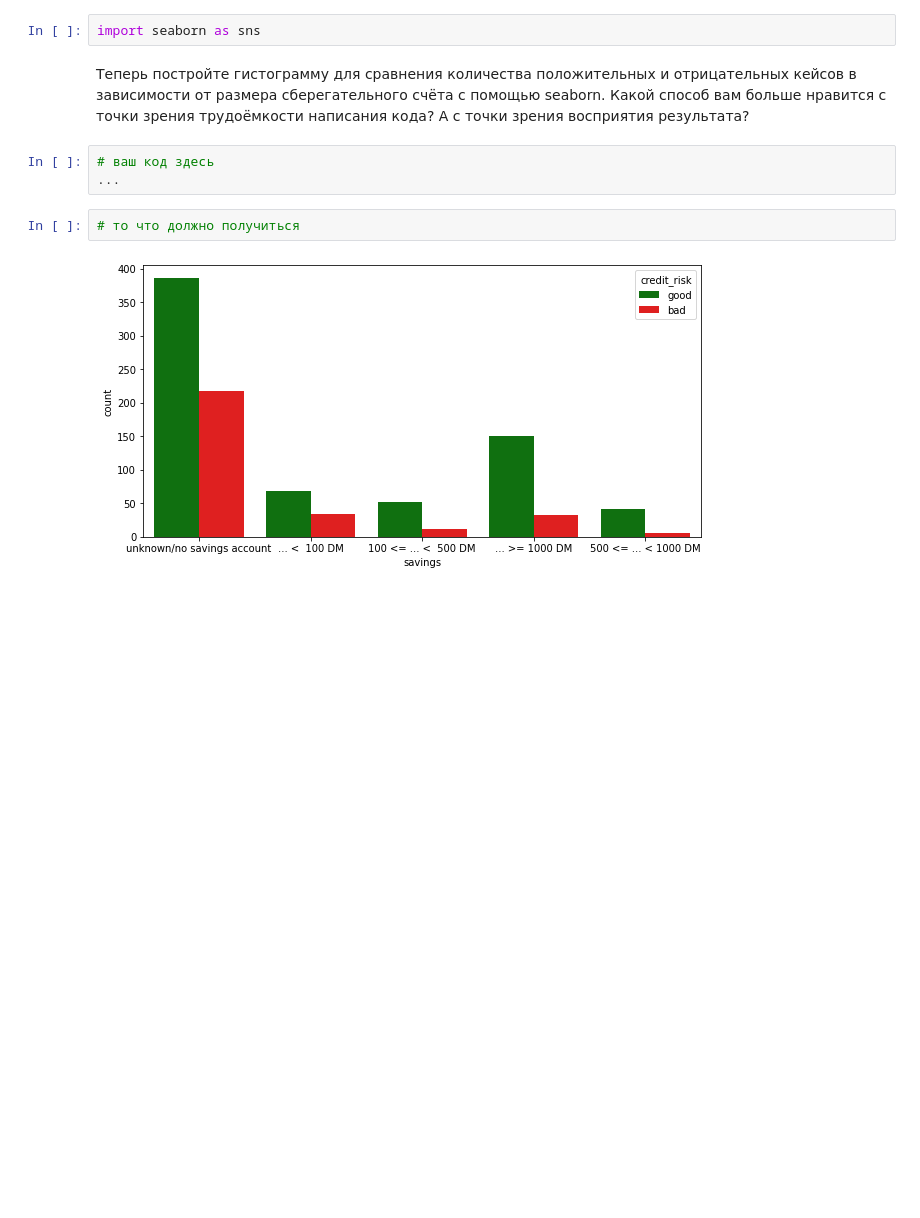
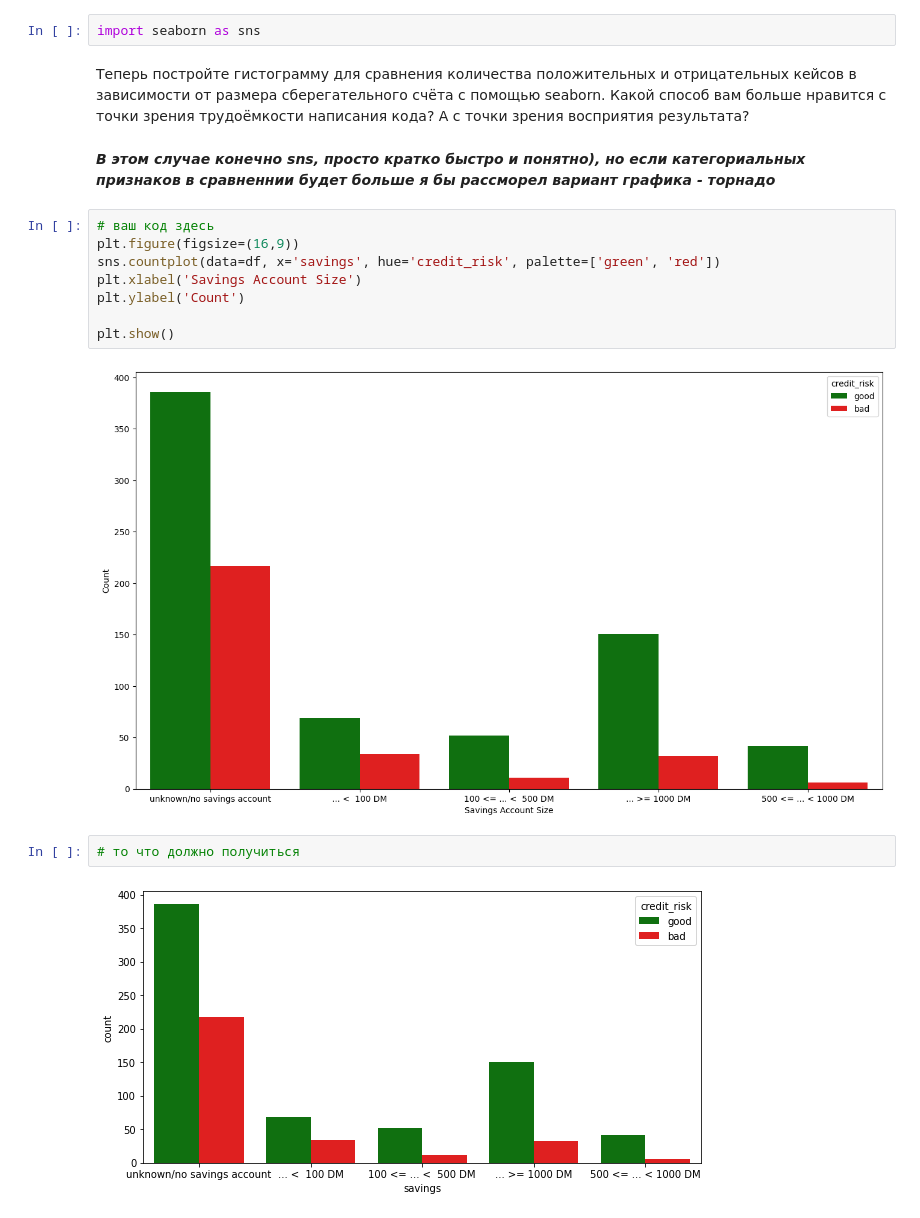
Before and after one commit to kirillkobychev/MLHSE, a Jupyter notebook: Домашнее_задание_3_Визуализации_в_Python.ipynb, the cells around one changed output. Cells and saved outputs as stored; diff of their text form; blank space fills up the shorter version.

```diff
--- a/Домашнее_задание_3_Визуализации_в_Python.ipynb
+++ b/Домашнее_задание_3_Визуализации_в_Python.ipynb
@@ -75,9 +129,18 @@ plt.show()
 import seaborn as sns
 # %% [markdown]
 Теперь постройте гистограмму для сравнения количества положительных и отрицательных кейсов в зависимости от размера сберегательного счёта с помощью seaborn. Какой способ вам больше нравится с точки зрения трудоёмкости написания кода? А с точки зрения восприятия результата?
-# %%
-# ваш код здесь
-...
+# %% [markdown]
+***В этом случае конечно sns, просто кратко быстро и понятно), но если категориальных признаков в сравненнии будет больше я бы рассморел вариант графика - торнадо***
+# %%
+# ваш код здесь
+plt.figure(figsize=(16,9))
+sns.countplot(data=df, x='savings', hue='credit_risk', palette=['green', 'red'])
+plt.xlabel('Savings Account Size')
+plt.ylabel('Count')
+
+plt.show()
+# %% [output]
+[figure, added]
 # %%
 # то что должно получиться
 # %% [output]
```
Also changed, not shown: parts of 14 cells of this notebook.
